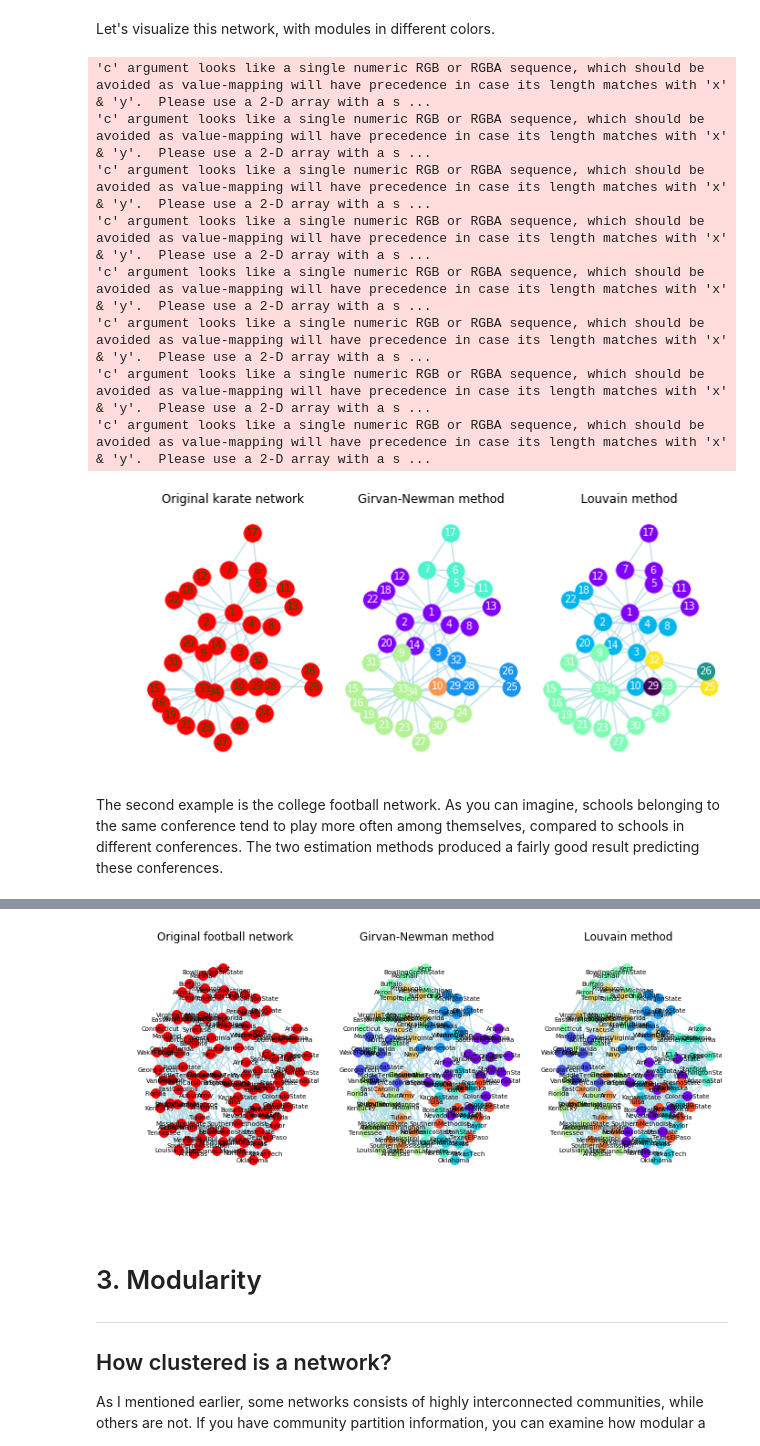
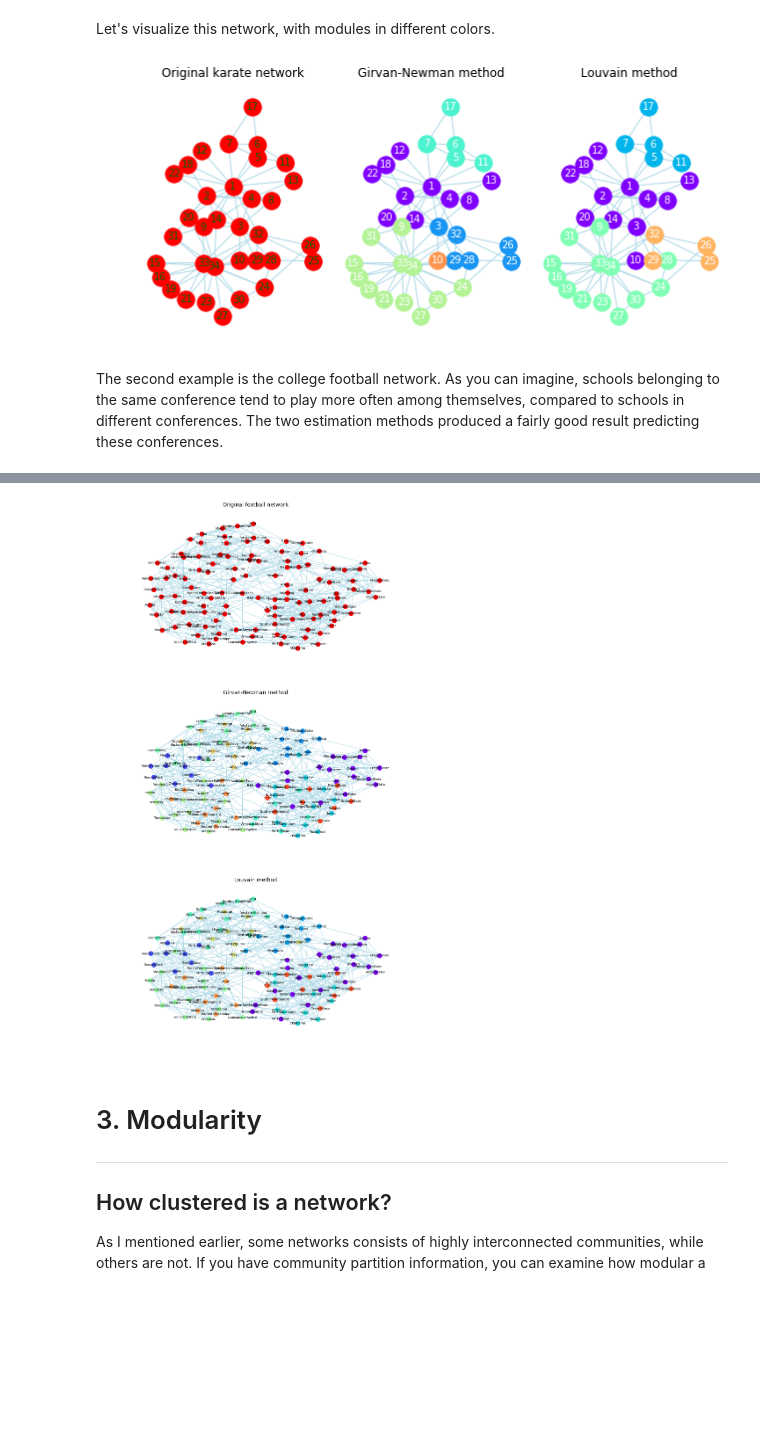
Before and after one commit to sathayas/JupyterConnectivitySpring2019, a Jupyter notebook: Modules.ipynb, the cells around one changed output, grey strips where cells are left out. Saved outputs shown, nothing was run; the diff lists cells and outputs as text; code cells hidden in the pictures; blank space fills up the shorter version.

```diff
--- a/Modules.ipynb
+++ b/Modules.ipynb
@@ -81,7 +81,7 @@ node_color_list = get_cmap(nComm+1,'rainbow')
 nx.draw_networkx_edges(G, pos, edge_color='lightblue')
 for iComm in range(nComm):
     nx.draw_networkx_nodes(G, pos, nodelist=commInd[iComm],
-                           node_color = node_color_list(iComm),
+                           node_color = np.array([node_color_list(iComm)]),
                            node_size=50)
 plt.title('Toy network with commnitites\nin different colors')
 plt.axis('off')
@@ -126,7 +121,7 @@ for i,imu in enumerate(mu):
     pos = nx.kamada_kawai_layout(G, weight=None) # positions for all nodes
     for iComm in range(nComm):
         nx.draw_networkx_nodes(G, pos, nodelist=commInd[iComm],
-                               node_color = node_color_list(iComm),
+                               node_color = np.array([node_color_list(iComm)]),
                                node_size=50)
     nx.draw_networkx_edges(G, pos, edge_color='lightblue')
     plt.title('Inter-community connection probability\n%6.4f' % imu)
@@ -251,7 +226,7 @@ for iComm in range(nComm):
                 if Comm==iComm]
     nx.draw_networkx_nodes(G_karate, pos,
                            nodelist=nodeList,
-                           node_color = node_color_list(iComm),
+                           node_color = np.array([node_color_list(iComm)]),
                            node_size=300)
 nx.draw_networkx_edges(G_karate, pos,
                        edge_color='lightblue')
@@ -270,7 +245,7 @@ for iComm in range(nComm):
                 if Comm==iComm]
     nx.draw_networkx_nodes(G_karate, pos,
                            nodelist=nodeList,
-                           node_color = node_color_list(iComm),
+                           node_color = np.array([node_color_list(iComm)]),
                            node_size=300)
 nx.draw_networkx_edges(G_karate, pos,
                        edge_color='lightblue')
@@ -284,21 +259,13 @@ plt.subplots_adjust(hspace=0.15, wspace=0.075, bottom=0.025, top=0.875,
                     left=0.05, right=0.95)
 plt.show()
 # %% [output]
-'c' argument looks like a single numeric RGB or RGBA sequence, which should be avoided as value-mapping will have precedence in case its length matches with 'x' & 'y'.  Please use a 2-D array with a s ...
-'c' argument looks like a single numeric RGB or RGBA sequence, which should be avoided as value-mapping will have precedence in case its length matches with 'x' & 'y'.  Please use a 2-D array with a s ...
-'c' argument looks like a single numeric RGB or RGBA sequence, which should be avoided as value-mapping will have precedence in case its length matches with 'x' & 'y'.  Please use a 2-D array with a s ...
-'c' argument looks like a single numeric RGB or RGBA sequence, which should be avoided as value-mapping will have precedence in case its length matches with 'x' & 'y'.  Please use a 2-D array with a s ...
-'c' argument looks like a single numeric RGB or RGBA sequence, which should be avoided as value-mapping will have precedence in case its length matches with 'x' & 'y'.  Please use a 2-D array with a s ...
-'c' argument looks like a single numeric RGB or RGBA sequence, which should be avoided as value-mapping will have precedence in case its length matches with 'x' & 'y'.  Please use a 2-D array with a s ...
-'c' argument looks like a single numeric RGB or RGBA sequence, which should be avoided as value-mapping will have precedence in case its length matches with 'x' & 'y'.  Please use a 2-D array with a s ...
-'c' argument looks like a single numeric RGB or RGBA sequence, which should be avoided as value-mapping will have precedence in case its length matches with 'x' & 'y'.  Please use a 2-D array with a s ...
-[figure, old version]
+[figure, new version]
 # %% [markdown]
 The second example is the college football network. As you can imagine, schools belonging to the same conference tend to play more often among themselves, compared to schools in different conferences. The two estimation methods produced a fairly good result predicting these conferences.
 # %%
 #### drawing the graph (football network)
-plt.figure(figsize=[10,4.5])
-plt.subplot(131)
+plt.figure(figsize=[10,20])
+plt.subplot(311)
 
 # first, graph without community assignments
 pos = nx.kamada_kawai_layout(G_football, weight=None) # positions for all nodes
@@ -312,7 +279,7 @@ plt.xlim([-1.15, 1.15])
 plt.ylim([-1.15, 1.15])
 
 # next, graph with communities in different colors (Girvan-Newman)
-plt.subplot(132)
+plt.subplot(312)
 nComm = max([comm for comm in partition_football_GN.values()])+1
 node_color_list = get_cmap(nComm+1,'rainbow')
 for iComm in range(nComm):
@@ -320,7 +287,7 @@ for iComm in range(nComm):
                 if Comm==iComm]
     nx.draw_networkx_nodes(G_football, pos,
                            nodelist=nodeList,
-                           node_color = node_color_list(iComm),
+                           node_color = np.array([node_color_list(iComm)]),
                            node_size=100)
 nx.draw_networkx_edges(G_football, pos,
                        edge_color='lightblue')
@@ -331,7 +298,7 @@ plt.xlim([-1.15, 1.15])
 plt.ylim([-1.15, 1.15])
 
 # next, graph with communities in different colors (Louvain)
-plt.subplot(133)
+plt.subplot(313)
 nComm = max([comm for comm in partition_football_L.values()])+1
 node_color_list = get_cmap(nComm+1,'rainbow')
 for iComm in range(nComm):
@@ -339,7 +306,7 @@ for iComm in range(nComm):
                 if Comm==iComm]
     nx.draw_networkx_nodes(G_football, pos,
                            nodelist=nodeList,
-                           node_color = node_color_list(iComm),
+                           node_color = np.array([node_color_list(iComm)]),
                            node_size=100)
 nx.draw_networkx_edges(G_football, pos,
                        edge_color='lightblue')
@@ -377,4 +324,4 @@ plt.show()
-[figure, old version]
+[figure, new version]
 # %% [markdown]
 # 3. Modularity
 <hr style="height:1px;border:none" />
```
Also changed, not shown: parts of 45 cells of this notebook.
